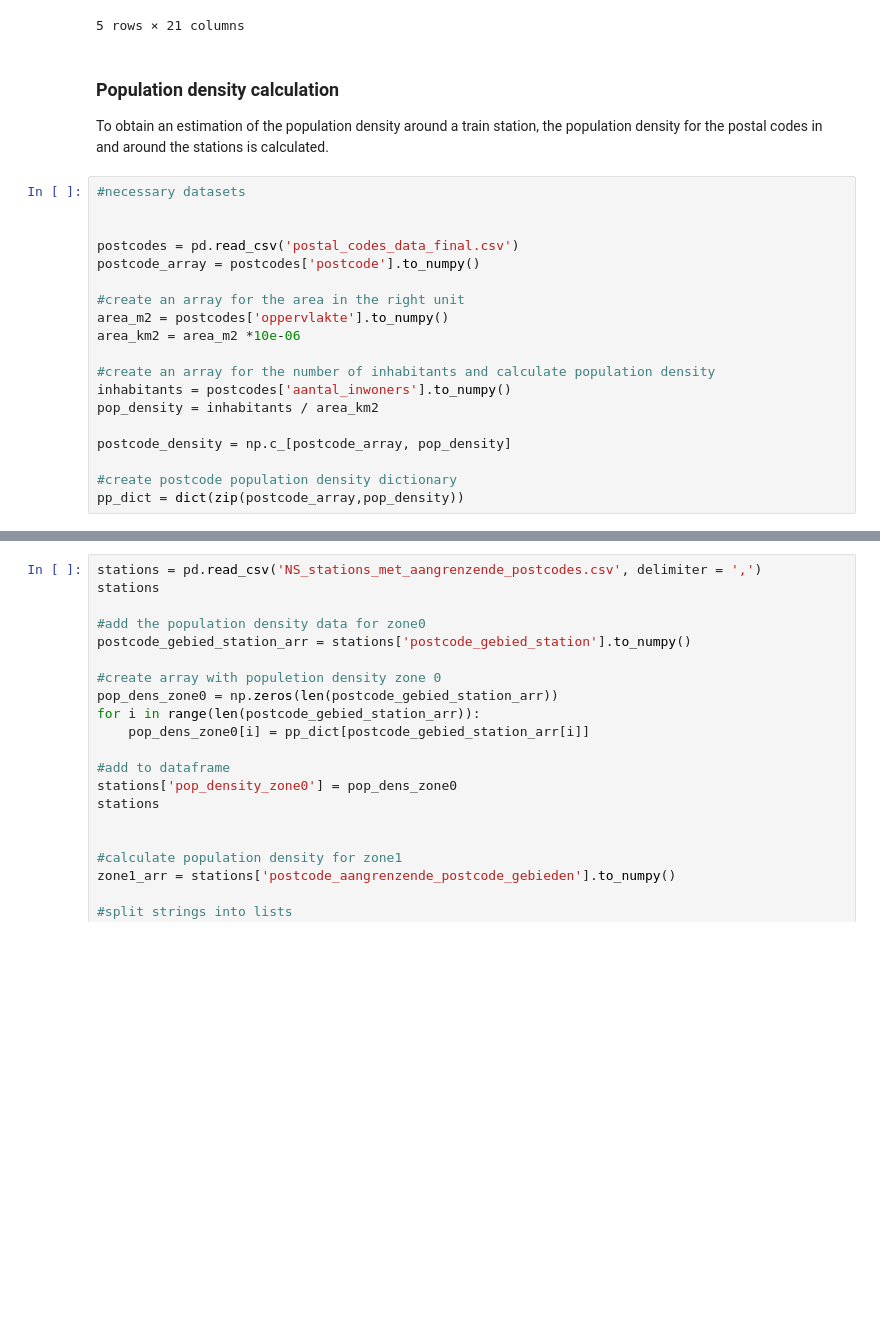
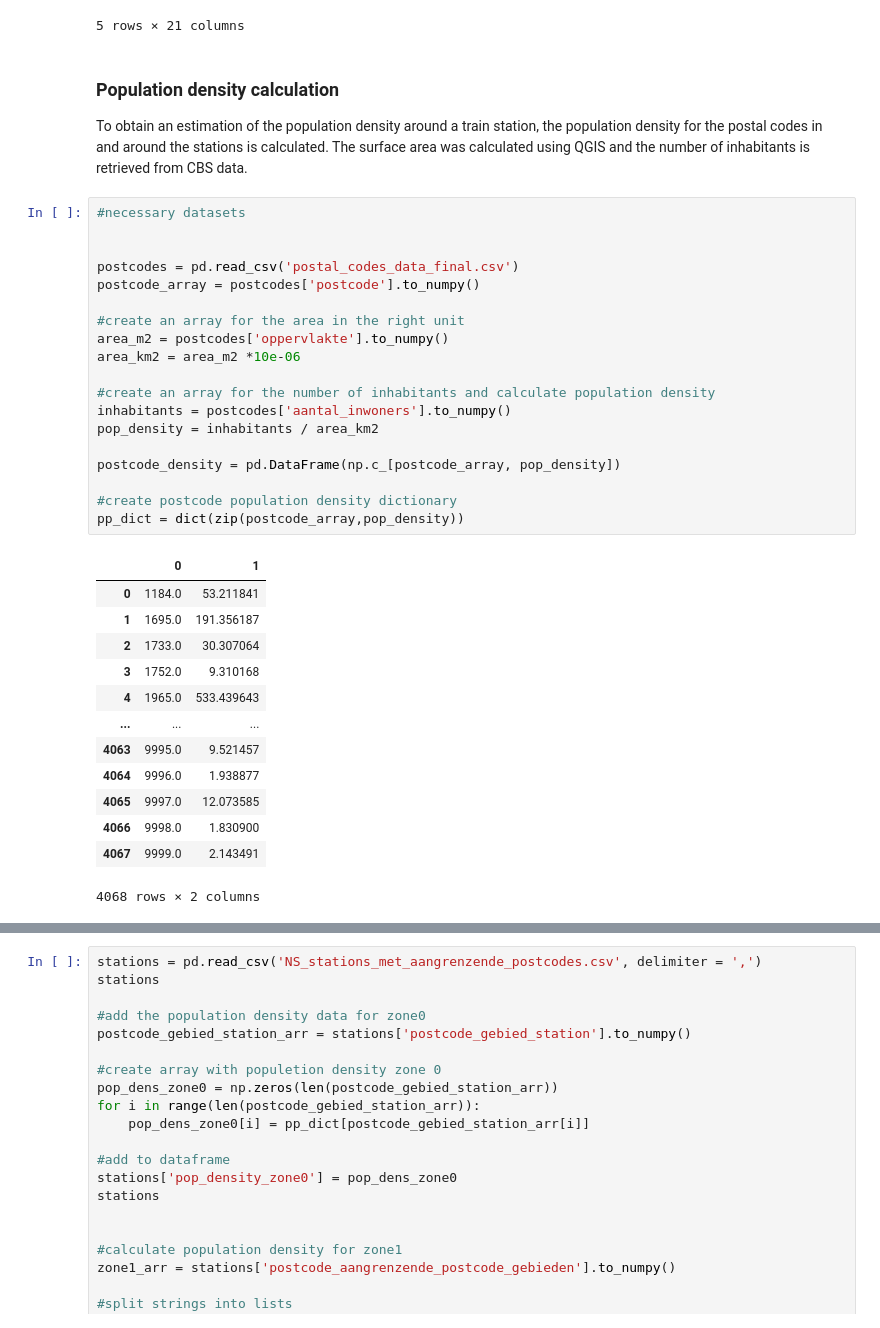
Before and after one commit to Christos02/TIL16, a Jupyter notebook: Project TIL16.ipynb, the cells around one changed output, grey strips where cells are left out. Saved outputs shown, nothing was run; the diff lists cells and outputs as text; blank space fills up the shorter version.

```diff
--- a/Project TIL16.ipynb
+++ b/Project TIL16.ipynb
@@ -73,23 +75,37 @@ df_ns[df_ns['Year'] == 2019].head()
 5 rows × 21 columns
 # %% [markdown]
 ### Population density calculation ###
-To obtain an estimation of the population density around a train station, the population density for the postal codes in and around the stations is calculated.
+To obtain an estimation of the population density around a train station, the population density for the postal codes in and around the stations is calculated. The surface area was calculated using QGIS and the number of inhabitants is retrieved from CBS data.
 # %%
 #necessary datasets
 
 
 postcodes = pd.read_csv('postal_codes_data_final.csv')
 postcode_array = postcodes['postcode'].to_numpy()
 
 #create an array for the area in the right unit
 area_m2 = postcodes['oppervlakte'].to_numpy()
 area_km2 = area_m2 *10e-06
 
 #create an array for the number of inhabitants and calculate population density
 inhabitants = postcodes['aantal_inwoners'].to_numpy()
 pop_density = inhabitants / area_km2
 
-postcode_density = np.c_[postcode_array, pop_density]
+postcode_density = pd.DataFrame(np.c_[postcode_array, pop_density])
 
 #create postcode population density dictionary
 pp_dict = dict(zip(postcode_array,pop_density))
+# %% [output]
+|  | 0 | 1 |
+| 0 | 1184.0 | 53.211841 |
+| 1 | 1695.0 | 191.356187 |
+| 2 | 1733.0 | 30.307064 |
+| 3 | 1752.0 | 9.310168 |
+| 4 | 1965.0 | 533.439643 |
+| ... | ... | ... |
+| 4063 | 9995.0 | 9.521457 |
+| 4064 | 9996.0 | 1.938877 |
+| 4065 | 9997.0 | 12.073585 |
+| 4066 | 9998.0 | 1.830900 |
+| 4067 | 9999.0 | 2.143491 |
+4068 rows × 2 columns
```
Also changed, not shown: parts of 11 cells of this notebook, 4 other files.
